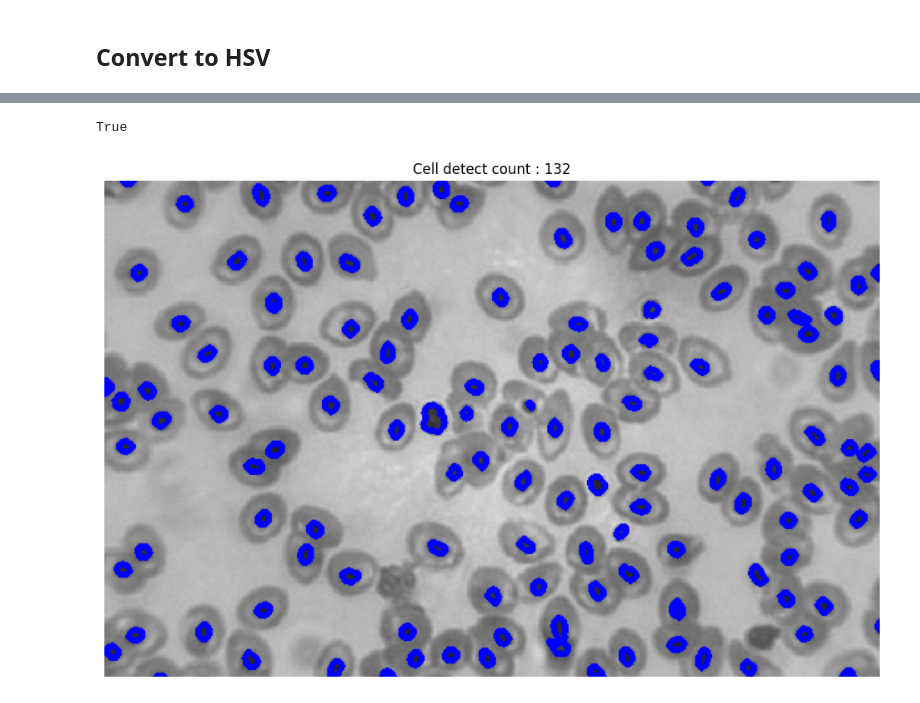
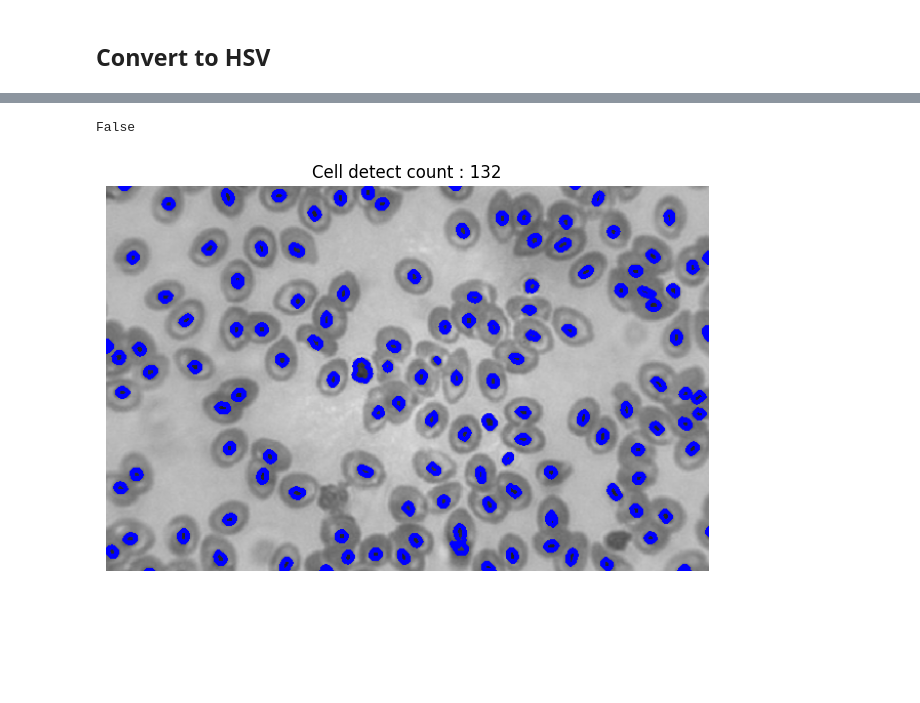
Before and after one commit to ThepokKung/Bloodcell_Detect, a Jupyter notebook: Bloodcell.ipynb, the cells around one changed output, grey strips where cells are left out. Drawn from its saved outputs; the diff is of its cells as text; code cells hidden in the pictures; blank space fills up the shorter version.

```diff
--- a/Bloodcell.ipynb
+++ b/Bloodcell.ipynb
@@ -66,20 +67,20 @@ Text(0.5, 1.0, 'Center of cell detect')
 # %%
 # find contouts in picture
 contours,h = cv2.findContours(mask,1,2)
 
 cell_count = 0
 
 for cnt in contours:
     if cv2.contourArea(cnt) < 1000:
         cv2.drawContours(ngray_img,[cnt],-1,(0,0,255),3)
         cell_count +=1
 
-plt.figure(figsize=(12,12))
+plt.figure(figsize=(10, 5))
 plt.imshow(ngray_img,cmap = 'gray')
 plt.axis('off')
 plt.title(f'Cell detect count : {cell_count}')
 
 cv2.imwrite('pic/BloodCellDection.png',ngray_img)
 # %% [output]
-True
+False
-[figure, old version]
+[figure, new version]
```
Also changed, not shown: parts of 3 cells of this notebook.
